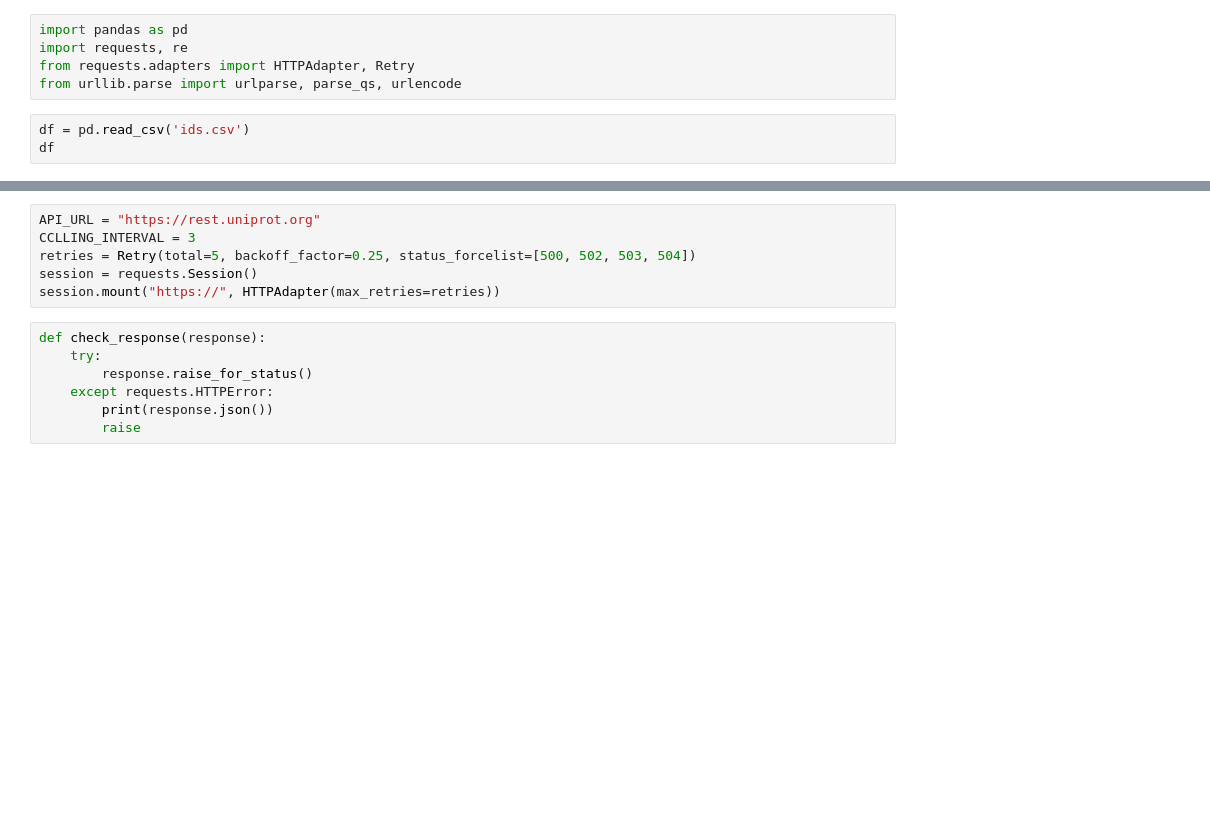
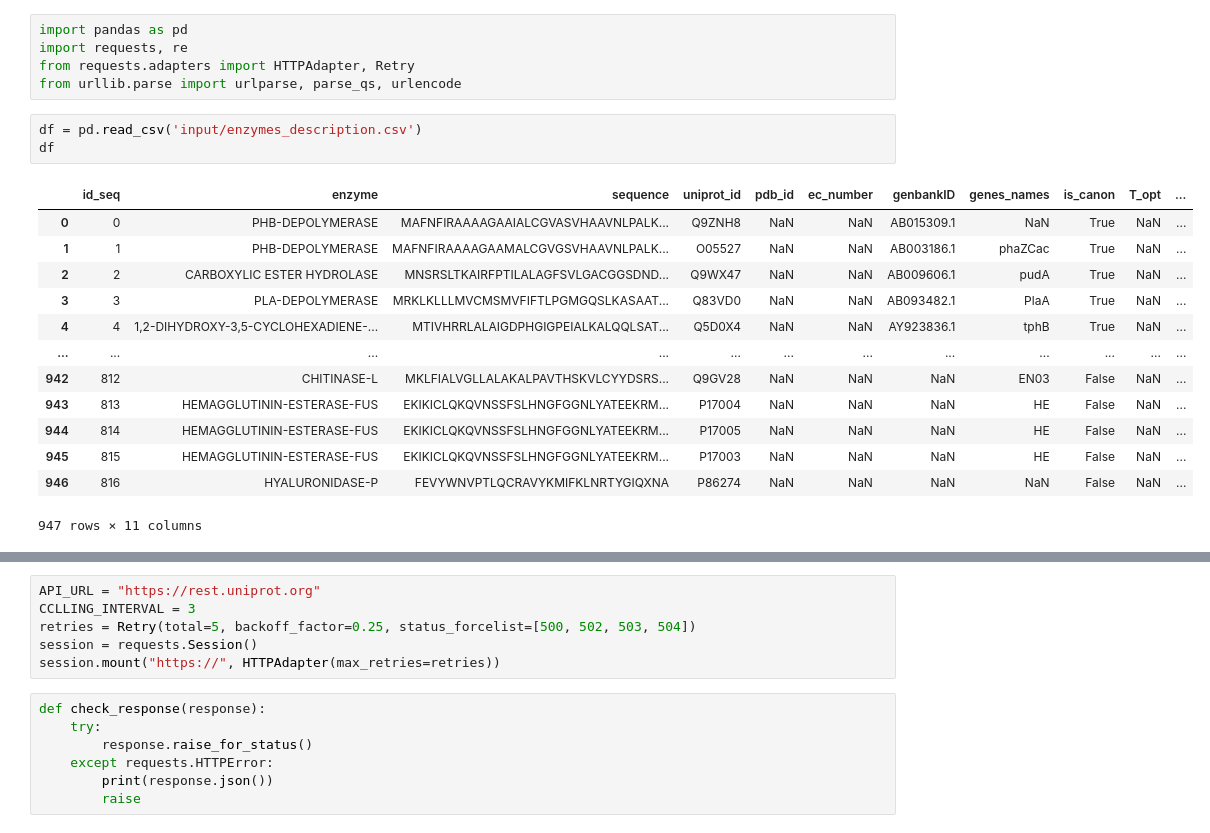
Before and after one commit to ProteinEngineering-PESB2/BioSeqDownloader, a Jupyter notebook: tests.ipynb, the cells around one changed output, grey strips where cells are left out. Saved outputs shown, nothing was run; the diff lists cells and outputs as text; blank space fills up the shorter version.

```diff
--- a/tests.ipynb
+++ b/tests.ipynb
@@ -4,5 +4,19 @@ import requests, re
 from requests.adapters import HTTPAdapter, Retry
 from urllib.parse import urlparse, parse_qs, urlencode
 # %%
-df = pd.read_csv('ids.csv')
+df = pd.read_csv('input/enzymes_description.csv')
 df
+# %% [output]
+|  | id_seq | enzyme | sequence | uniprot_id | pdb_id | ec_number | genbankID | genes_names | is_canon | T_opt | ... |
+| 0 | 0 | PHB-DEPOLYMERASE | MAFNFIRAAAAGAAIALCGVASVHAAVNLPALK... | Q9ZNH8 | NaN | NaN | AB015309.1 | NaN | True | NaN | ... |
+| 1 | 1 | PHB-DEPOLYMERASE | MAFNFIRAAAAGAAMALCGVGSVHAAVNLPALK... | O05527 | NaN | NaN | AB003186.1 | phaZCac | True | NaN | ... |
+| 2 | 2 | CARBOXYLIC ESTER HYDROLASE | MNSRSLTKAIRFPTILALAGFSVLGACGGSDND... | Q9WX47 | NaN | NaN | AB009606.1 | pudA | True | NaN | ... |
+| 3 | 3 | PLA-DEPOLYMERASE | MRKLKLLLMVCMSMVFIFTLPGMGQSLKASAAT... | Q83VD0 | NaN | NaN | AB093482.1 | PlaA | True | NaN | ... |
+| 4 | 4 | 1,2-DIHYDROXY-3,5-CYCLOHEXADIENE-... | MTIVHRRLALAIGDPHGIGPEIALKALQQLSAT... | Q5D0X4 | NaN | NaN | AY923836.1 | tphB | True | NaN | ... |
+| ... | ... | ... | ... | ... | ... | ... | ... | ... | ... | ... | ... |
+| 942 | 812 | CHITINASE-L | MKLFIALVGLLALAKALPAVTHSKVLCYYDSRS... | Q9GV28 | NaN | NaN | NaN | EN03 | False | NaN | ... |
+| 943 | 813 | HEMAGGLUTININ-ESTERASE-FUS | EKIKICLQKQVNSSFSLHNGFGGNLYATEEKRM... | P17004 | NaN | NaN | NaN | HE | False | NaN | ... |
+| 944 | 814 | HEMAGGLUTININ-ESTERASE-FUS | EKIKICLQKQVNSSFSLHNGFGGNLYATEEKRM... | P17005 | NaN | NaN | NaN | HE | False | NaN | ... |
+| 945 | 815 | HEMAGGLUTININ-ESTERASE-FUS | EKIKICLQKQVNSSFSLHNGFGGNLYATEEKRM... | P17003 | NaN | NaN | NaN | HE | False | NaN | ... |
+| 946 | 816 | HYALURONIDASE-P | FEVYWNVPTLQCRAVYKMIFKLNRTYGIQXNA | P86274 | NaN | NaN | NaN | NaN | False | NaN | ... |
+947 rows × 11 columns
```
Also changed, not shown: parts of 17 cells of this notebook, 1 other file.
